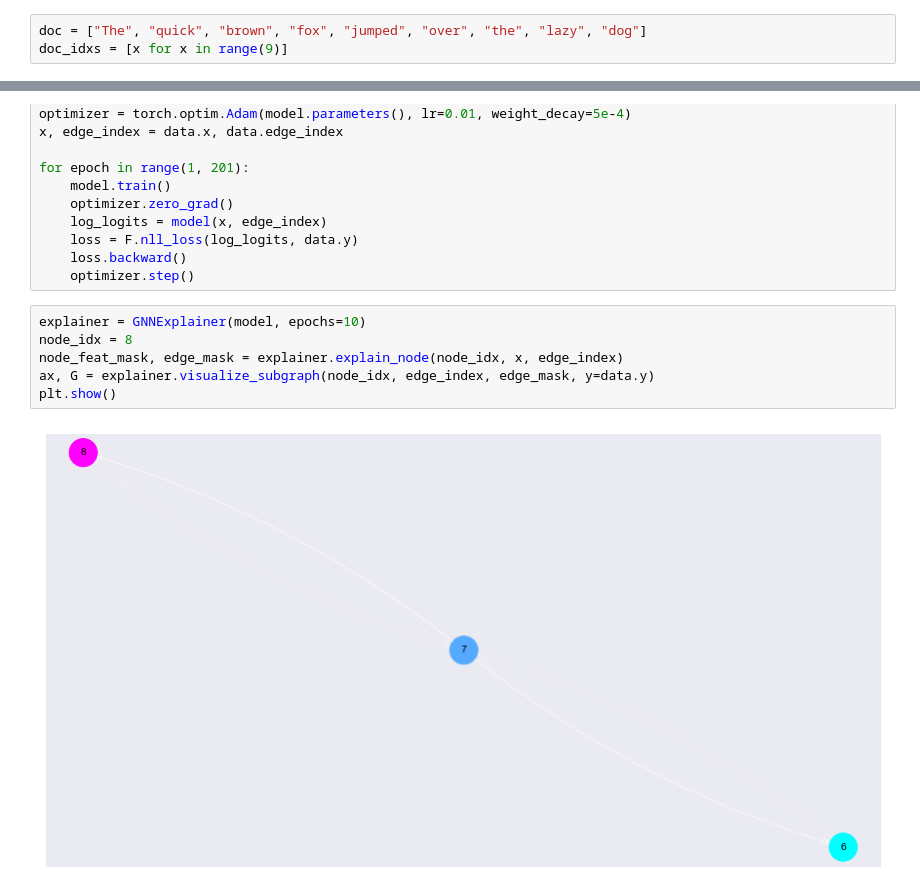
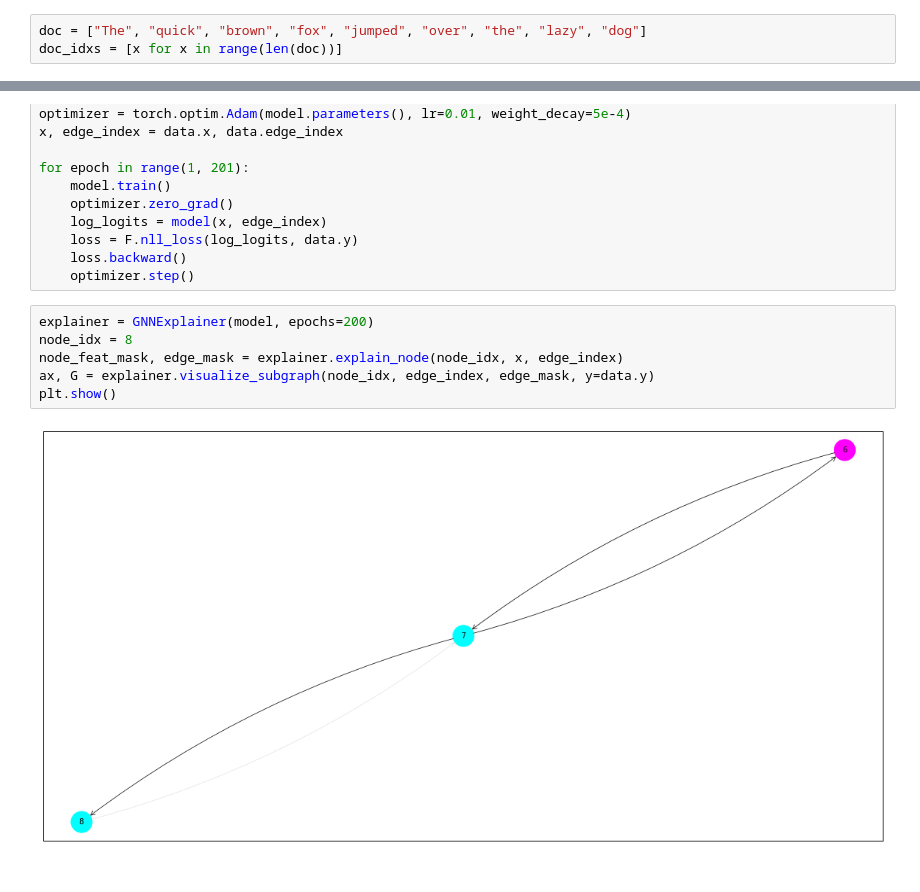
Before and after one commit to yngtodd/graf, a Jupyter notebook: examples/notebooks/data.ipynb, the cells around one changed output, grey strips where cells are left out. Saved outputs shown, nothing was run; the diff lists cells and outputs as text.

```diff
--- a/examples/notebooks/data.ipynb
+++ b/examples/notebooks/data.ipynb
@@ -133,3 +147,3 @@ import more_itertools as mit
 # %%
 doc = ["The", "quick", "brown", "fox", "jumped", "over", "the", "lazy", "dog"]
-doc_idxs = [x for x in range(9)]
+doc_idxs = [x for x in range(len(doc))]
@@ -267,10 +280,10 @@ for epoch in range(1, 201):
     loss.backward()
     optimizer.step()
 # %%
-explainer = GNNExplainer(model, epochs=10)
+explainer = GNNExplainer(model, epochs=200)
 node_idx = 8
 node_feat_mask, edge_mask = explainer.explain_node(node_idx, x, edge_index)
 ax, G = explainer.visualize_subgraph(node_idx, edge_index, edge_mask, y=data.y)
 plt.show()
 # %% [output]
-[figure, old version]
+[figure, new version]
```
Also changed, not shown: parts of 10 cells of this notebook.
